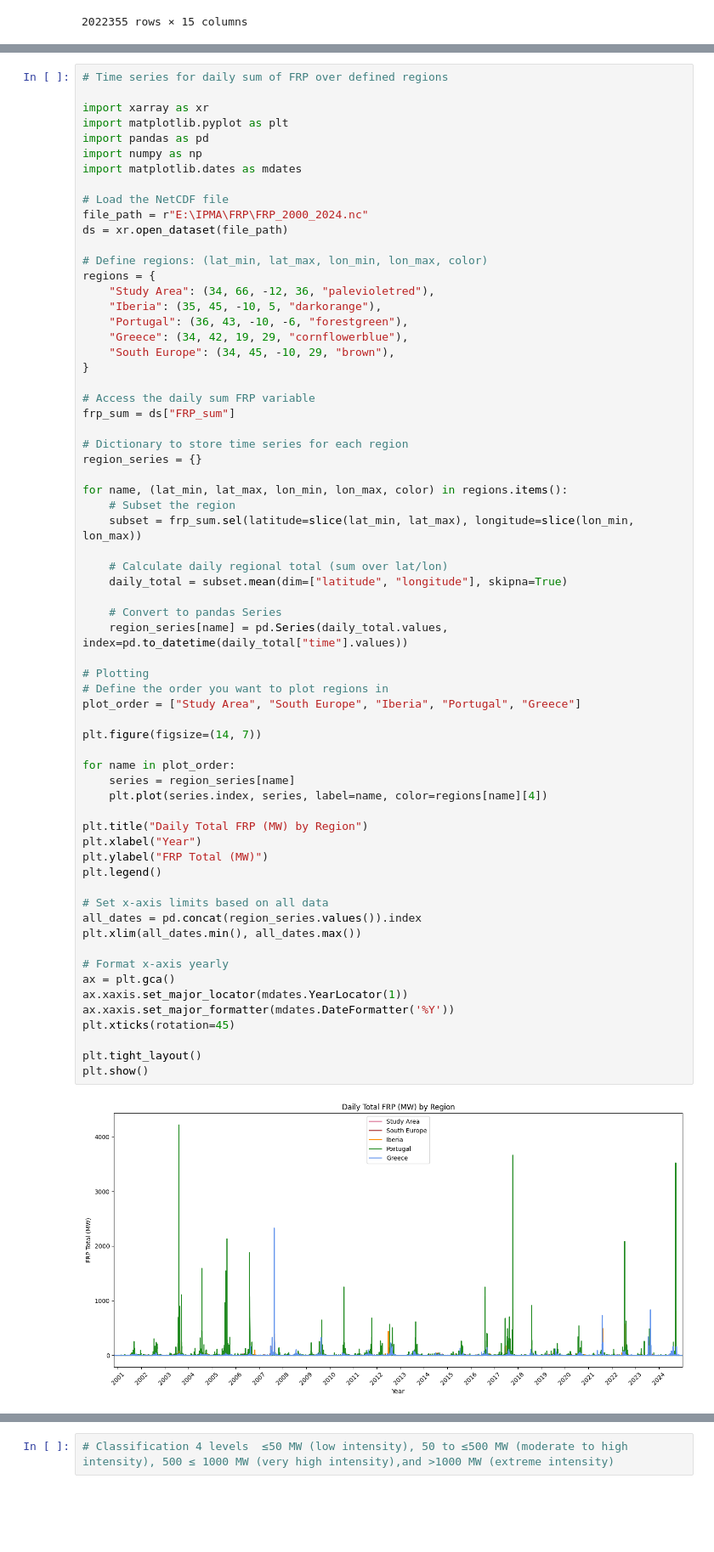
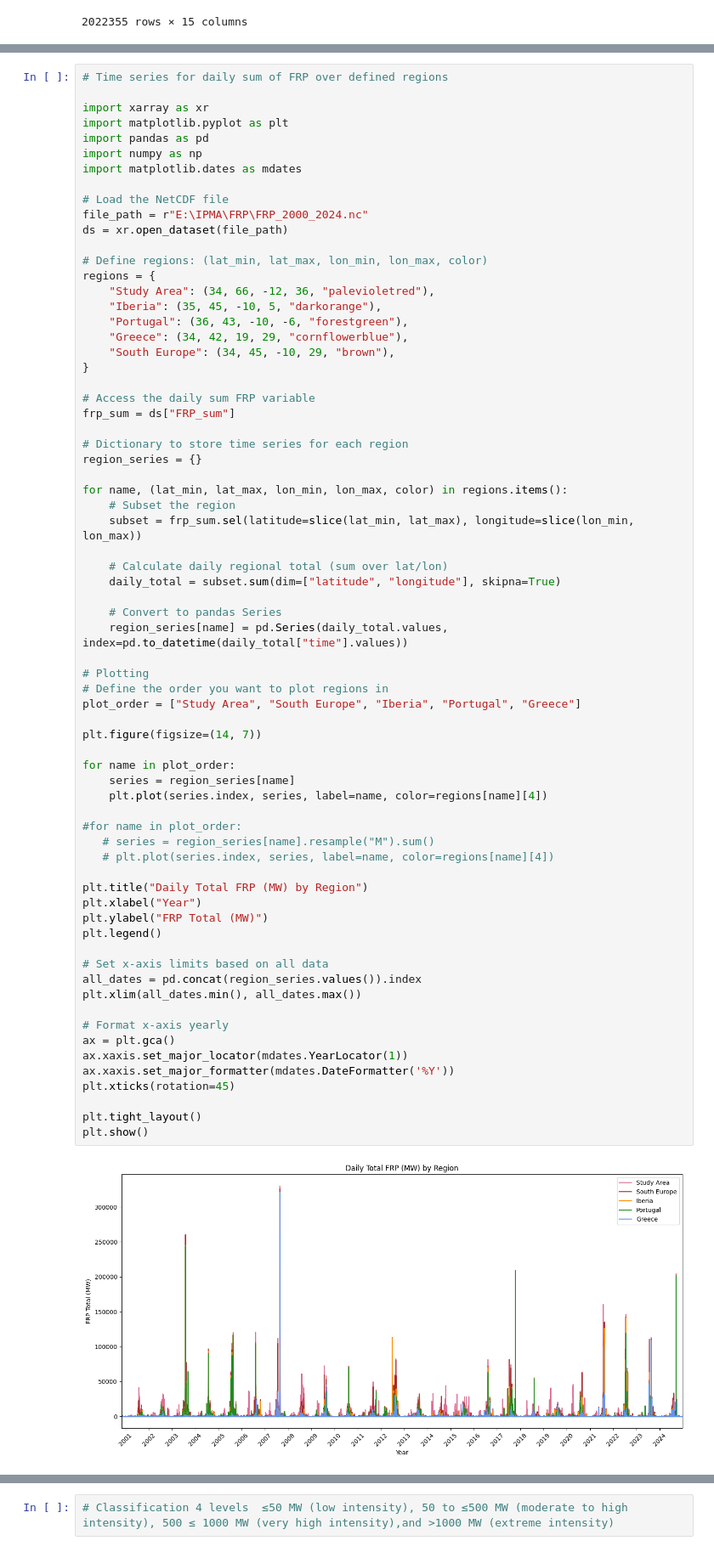
Before and after one commit to Sofs27/Thesis, a Jupyter notebook: Code/Wildfire.ipynb, the cells around one changed output, grey strips where cells are left out. Shown at 85% size. Drawn from its saved outputs; the diff is of its cells as text; blank space fills up the shorter version.

```diff
--- a/Code/Wildfire.ipynb
+++ b/Code/Wildfire.ipynb
@@ -252,40 +298,44 @@ for name, (lat_min, lat_max, lon_min, lon_max, color) in regions.items():
     subset = frp_sum.sel(latitude=slice(lat_min, lat_max), longitude=slice(lon_min, lon_max))
 
     # Calculate daily regional total (sum over lat/lon)
-    daily_total = subset.mean(dim=["latitude", "longitude"], skipna=True)
+    daily_total = subset.sum(dim=["latitude", "longitude"], skipna=True)
 
     # Convert to pandas Series
     region_series[name] = pd.Series(daily_total.values, index=pd.to_datetime(daily_total["time"].values))
 
 # Plotting
 # Define the order you want to plot regions in
 plot_order = ["Study Area", "South Europe", "Iberia", "Portugal", "Greece"]
 
 plt.figure(figsize=(14, 7))
 
 for name in plot_order:
     series = region_series[name]
     plt.plot(series.index, series, label=name, color=regions[name][4])
+
+#for name in plot_order:
+   # series = region_series[name].resample("M").sum()
+   # plt.plot(series.index, series, label=name, color=regions[name][4])
 
 plt.title("Daily Total FRP (MW) by Region")
 plt.xlabel("Year")
 plt.ylabel("FRP Total (MW)")
 plt.legend()
 
 # Set x-axis limits based on all data
 all_dates = pd.concat(region_series.values()).index
 plt.xlim(all_dates.min(), all_dates.max())
 
 # Format x-axis yearly
 ax = plt.gca()
 ax.xaxis.set_major_locator(mdates.YearLocator(1))
 ax.xaxis.set_major_formatter(mdates.DateFormatter('%Y'))
 plt.xticks(rotation=45)
 
 plt.tight_layout()
 plt.show()
 # %% [output]
-[figure, old version]
+[figure, new version]
 # %%
 # Time series for daily sum of FRP over defined regions separated plots
 
```
Also changed, not shown: parts of 9 cells of this notebook, 7 other files.
